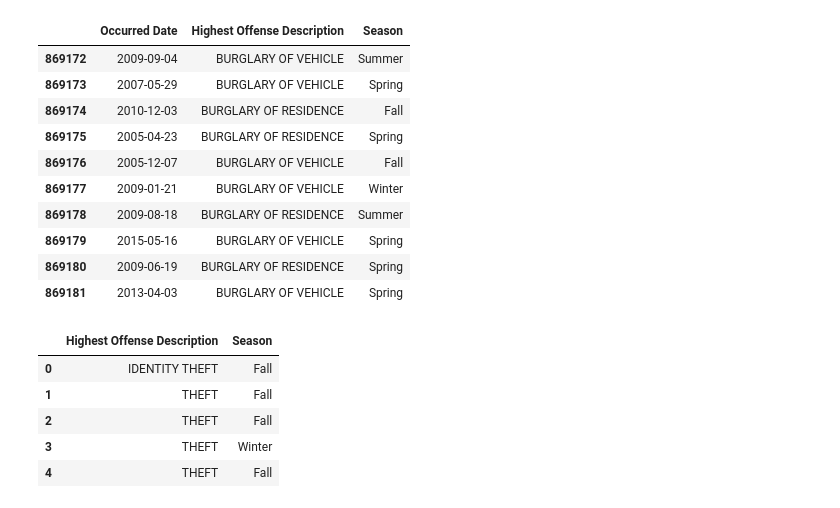
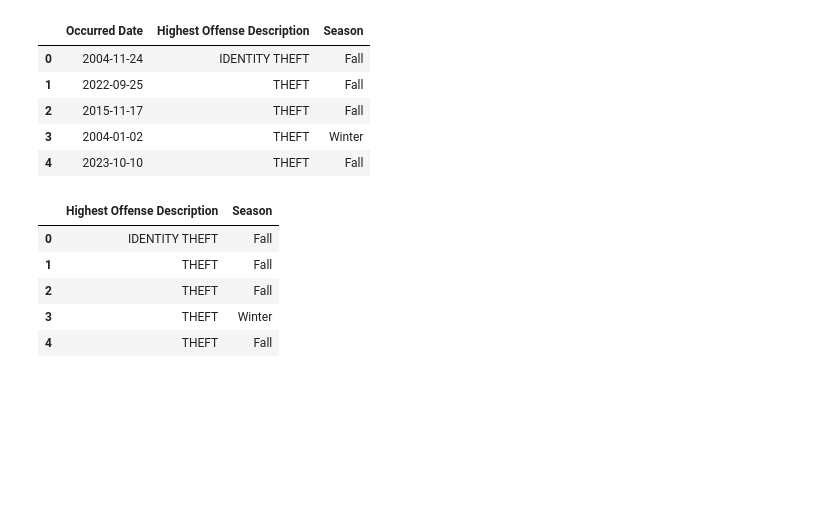
Before and after one commit to KillerTwinkie7/project-one, a Jupyter notebook: crime_analysis_ipynb-checkpoint2.ipynb, the cells around one changed output. Saved outputs shown, nothing was run; the diff lists cells and outputs as text; code cells hidden in the pictures; blank space fills up the shorter version.

```diff
--- a/crime_analysis_ipynb-checkpoint2.ipynb
+++ b/crime_analysis_ipynb-checkpoint2.ipynb
@@ -9,4 +7,4 @@ cl_path = "C:/Users/cynth/project-one/data/crime_data.csv"
 # %%
-def make_df(cl_path): # Reads the csv file in and makes it a DataFrame
-    df = pd.read_csv(cl_path)
+def make_df(path): # Reads the csv file in and makes it a DataFrame
+    df = pd.read_csv(path, low_memory=False)
     return df
@@ -17,7 +11,7 @@ dir_string = str(directory) + "/crime_data.csv"
 # %%
-#path = os.path.realpath(__file__)
-#directory = os.path.dirname(path)
-#dir_string = str(directory) + "/data/crime_data.csv"
+path = os.path.realpath("__file__")
+directory = os.path.dirname(path)
+dir_string = str(directory) + "/data/crime_data.csv"
 # %%
 all_data_df = make_df(dir_string)
 # %%
@@ -41,19 +35,14 @@ all_theft_crimes['Season'] = pd.cut(
 # %%
 season_theft_crimes = all_theft_crimes.drop(columns=['Occurred Date'])
 # %%
-all_theft_crimes.tail(10)
+all_theft_crimes.head()
 # %% [output]
 |  | Occurred Date | Highest Offense Description | Season |
-| 869172 | 2009-09-04 | BURGLARY OF VEHICLE | Summer |
-| 869173 | 2007-05-29 | BURGLARY OF VEHICLE | Spring |
-| 869174 | 2010-12-03 | BURGLARY OF RESIDENCE | Fall |
-| 869175 | 2005-04-23 | BURGLARY OF RESIDENCE | Spring |
-| 869176 | 2005-12-07 | BURGLARY OF VEHICLE | Fall |
-| 869177 | 2009-01-21 | BURGLARY OF VEHICLE | Winter |
-| 869178 | 2009-08-18 | BURGLARY OF RESIDENCE | Summer |
-| 869179 | 2015-05-16 | BURGLARY OF VEHICLE | Spring |
-| 869180 | 2009-06-19 | BURGLARY OF RESIDENCE | Spring |
-| 869181 | 2013-04-03 | BURGLARY OF VEHICLE | Spring |
+| 0 | 2004-11-24 | IDENTITY THEFT | Fall |
+| 1 | 2022-09-25 | THEFT | Fall |
+| 2 | 2015-11-17 | THEFT | Fall |
+| 3 | 2004-01-02 | THEFT | Winter |
+| 4 | 2023-10-10 | THEFT | Fall |
 # %%
 season_theft_crimes.head()
 # %% [output]
```
Also changed, not shown: parts of 22 cells of this notebook.
